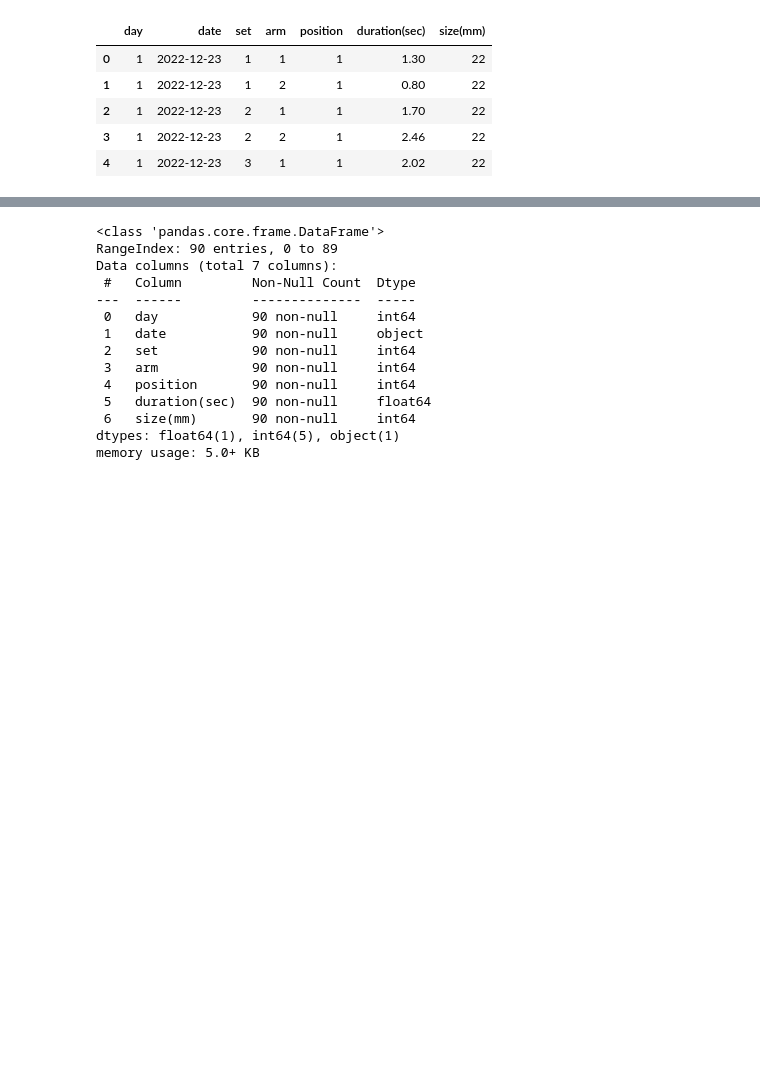
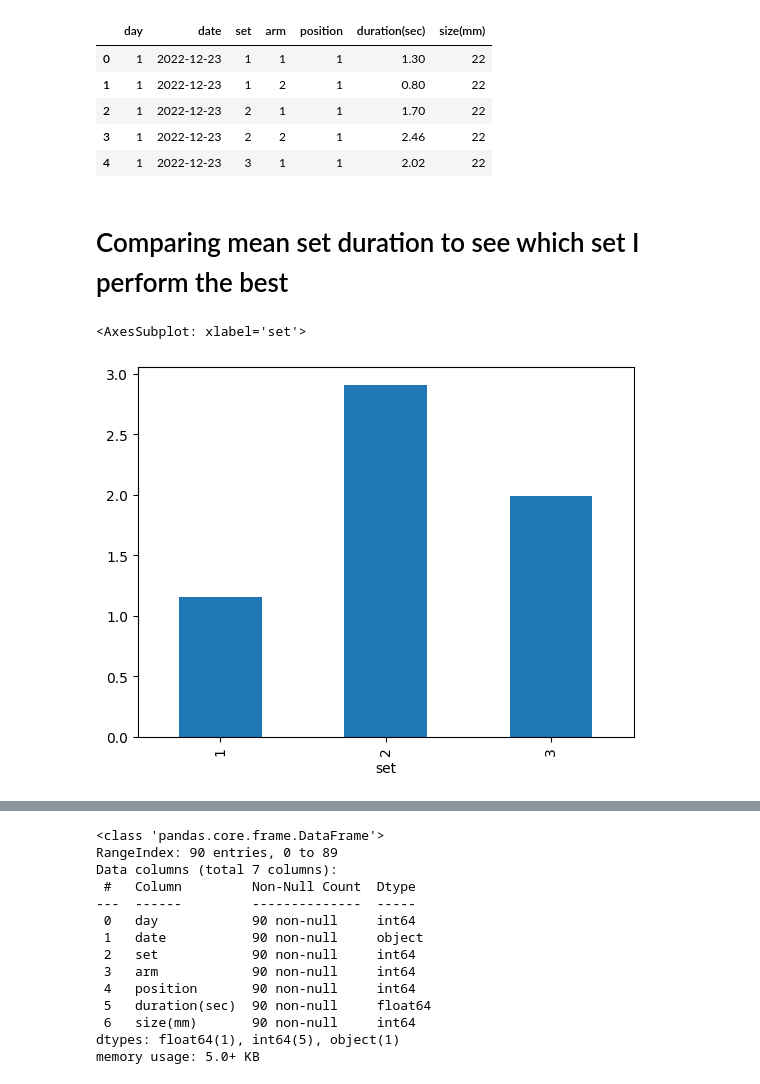
Before and after one commit to DanielBrechner/hangboard-tracker, a Jupyter notebook: graph.ipynb, the cells around one changed output, grey strips where cells are left out. Saved outputs shown, nothing was run; the diff lists cells and outputs as text; code cells hidden in the pictures; blank space fills up the shorter version.

Commit message:
set druation graph

```diff
--- a/graph.ipynb
+++ b/graph.ipynb
@@ -14,6 +25,6 @@ data.head()
 # %%
-new_data = data.copy()
-new_data.head()
+df = data.copy()
+df.head()
 # %% [output]
 |  | day | date | set | arm | position | duration(sec) | size(mm) |
 | 0 | 1 | 2022-12-23 | 1 | 1 | 1 | 1.30 | 22 |
@@ -21,3 +32,11 @@ new_data.head()
 | 2 | 1 | 2022-12-23 | 2 | 1 | 1 | 1.70 | 22 |
 | 3 | 1 | 2022-12-23 | 2 | 2 | 1 | 2.46 | 22 |
 | 4 | 1 | 2022-12-23 | 3 | 1 | 1 | 2.02 | 22 |
+# %% [markdown]
+# Comparing mean set duration to see which set I perform the best
+# %%
+day_1 = df.loc[0:17];
+day_1.groupby('set')['duration(sec)'].mean().plot(kind='bar')
+# %% [output]
+<AxesSubplot: xlabel='set'>
+[figure, added]
```
Also changed, not shown: parts of 3 cells of this notebook.
